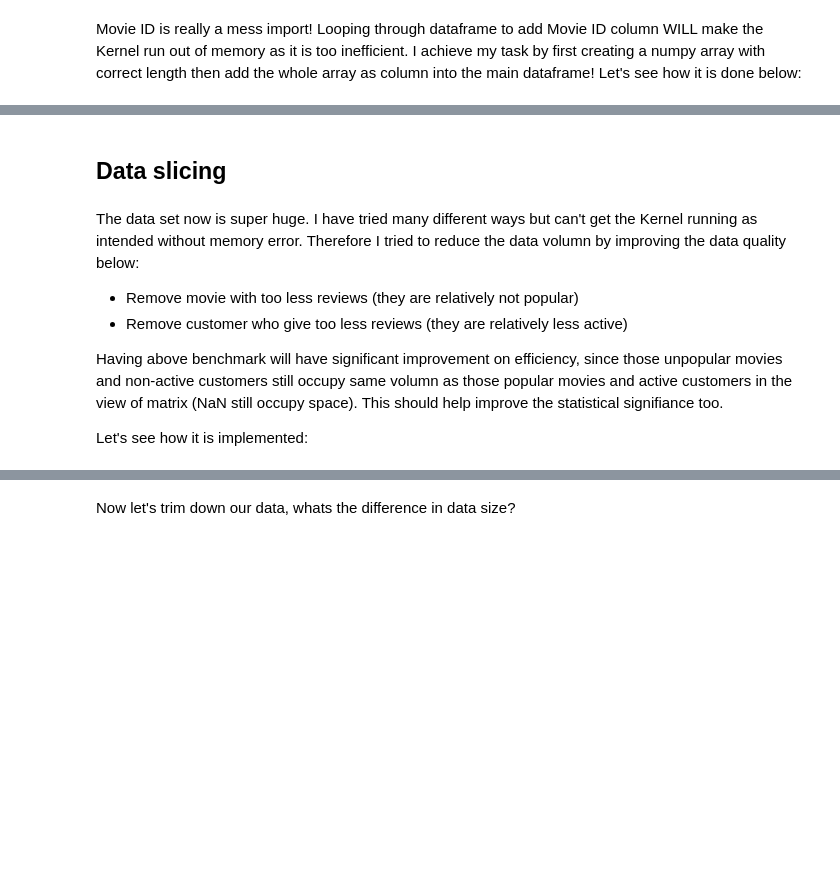
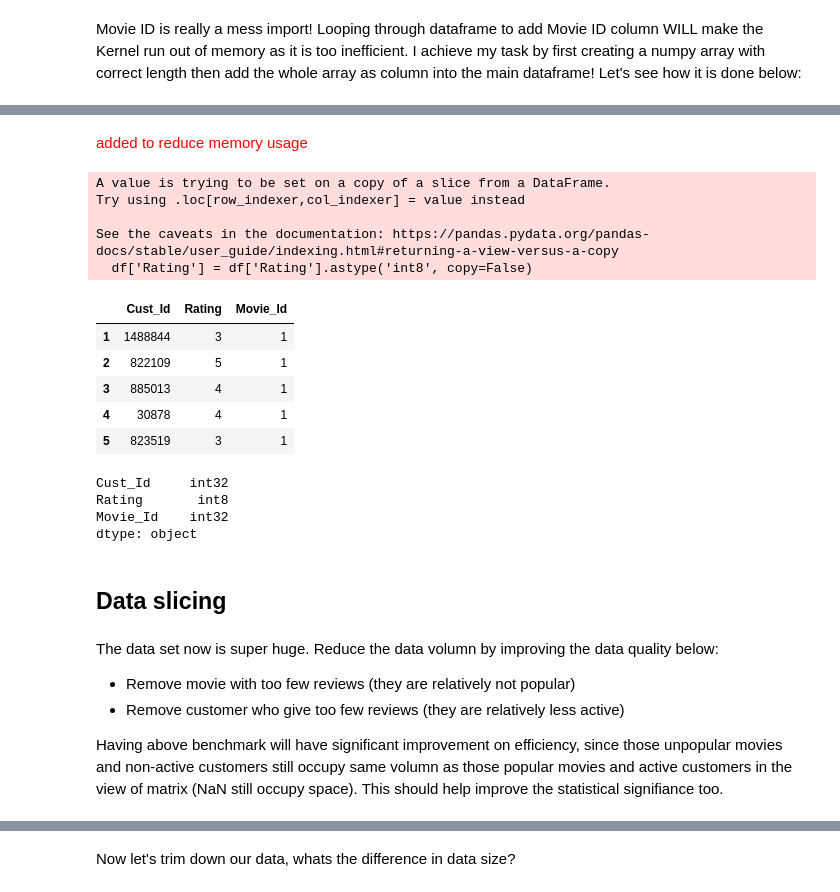
Before and after one commit to stevenbowler/NetflixStudy, a Jupyter notebook: notebooks/netflix-movie-recommendation.ipynb, the cells around one changed output, grey strips where cells are left out. Drawn from its saved outputs; the diff is of its cells as text; code cells hidden in the pictures; blank space fills up the shorter version.

```diff
--- a/notebooks/netflix-movie-recommendation.ipynb
+++ b/notebooks/netflix-movie-recommendation.ipynb
@@ -212,14 +211,38 @@ print(df.iloc[::5000000, :])
+# %% [markdown]
+ <font color=red>  added to reduce memory usage
+# %%
+df['Rating'] = df['Rating'].astype('int8', copy=False)
+# %% [output]
+A value is trying to be set on a copy of a slice from a DataFrame.
+Try using .loc[row_indexer,col_indexer] = value instead
+
+See the caveats in the documentation: https://pandas.pydata.org/pandas-docs/stable/user_guide/indexing.html#returning-a-view-versus-a-copy
+  df['Rating'] = df['Rating'].astype('int8', copy=False)
+# %%
+df.head()
+# %% [output]
+|  | Cust_Id | Rating | Movie_Id |
+| 1 | 1488844 | 3 | 1 |
+| 2 | 822109 | 5 | 1 |
+| 3 | 885013 | 4 | 1 |
+| 4 | 30878 | 4 | 1 |
+| 5 | 823519 | 3 | 1 |
+# %%
+df.dtypes
+# %% [output]
+Cust_Id     int32
+Rating       int8
+Movie_Id    int32
+dtype: object
 # %% [markdown]
 ## Data slicing
 # %% [markdown]
-The data set now is super huge. I have tried many different ways but can't get the Kernel running as intended without memory error. Therefore I tried to reduce the data volumn by improving the data quality below:
+The data set now is super huge. Reduce the data volumn by improving the data quality below:
 
-* Remove movie with too less reviews (they are relatively not popular)
-* Remove customer who give too less reviews (they are relatively less active)
+* Remove movie with too few reviews (they are relatively not popular)
+* Remove customer who give too few reviews (they are relatively less active)
 
 Having above benchmark will have significant improvement on efficiency, since those unpopular movies and non-active customers still occupy same volumn as those popular movies and active customers in the view of matrix (NaN still occupy space). This should help improve the statistical signifiance too.
-
-Let's see how it is implemented:
 # %%
 f = ['count','mean']
 
```
Also changed, not shown: parts of 53 cells of this notebook, 5 other files.
